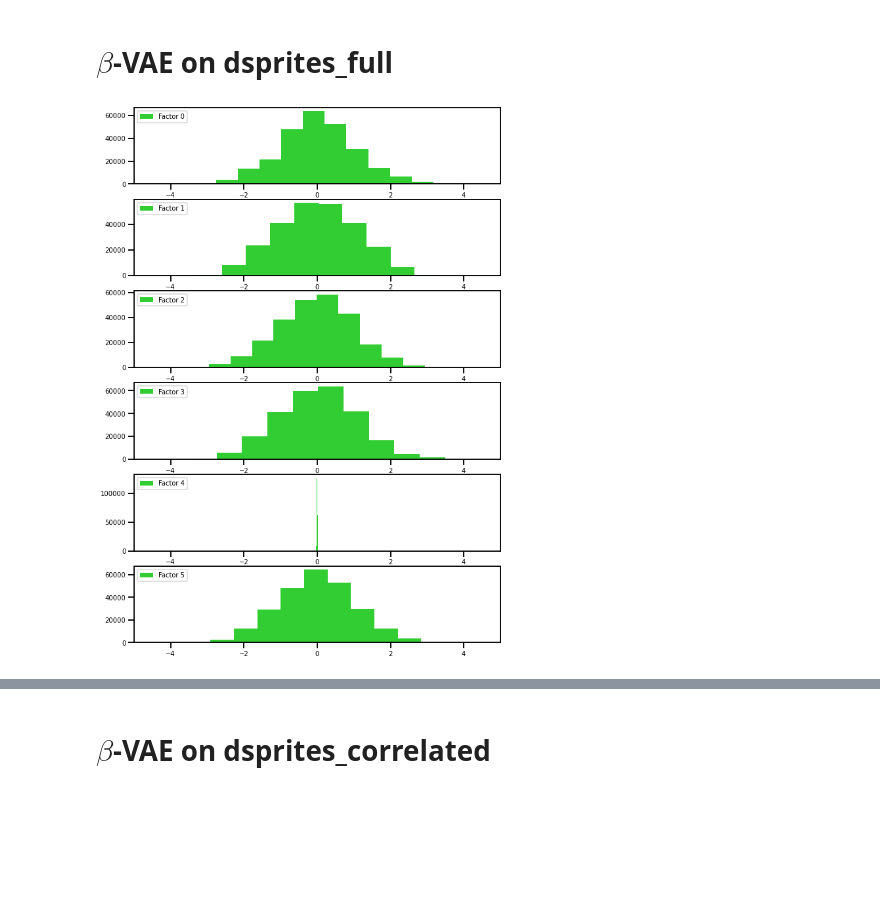
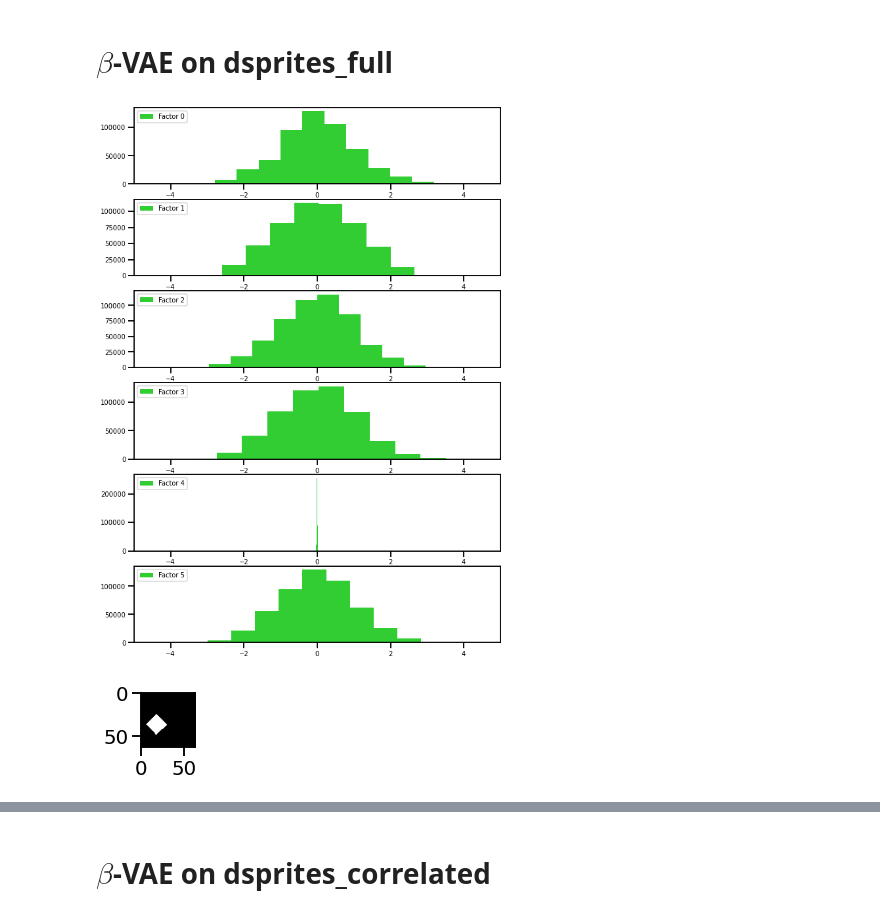
Before and after one commit to muhammadyaseen/vae-disentanglement, a Jupyter notebook: Latent Encoding Investigaton.ipynb, the cells around one changed output, grey strips where cells are left out. Drawn from its saved outputs; the diff is of its cells as text; code cells hidden in the pictures; blank space fills up the shorter version.

```diff
--- a/Latent Encoding Investigaton.ipynb
+++ b/Latent Encoding Investigaton.ipynb
@@ -274,10 +251,30 @@ dsprites_acts = get_latent_activations(dsprites_dataset,
+# %%
+beta = 1.0
+z_dim = 6
+batch_size = 256
+checkpoint_path="../pl-dt-test/dsprites_full_beta1/version_0/checkpoints/epoch=51-step=539135.ckpt"
+
+
+acts_for_dsprites_full, dsprites_full_dataset, model_dsprites_full  = load_model_and_data_and_get_activations(
+                    dset_name='dsprites_full', dset_path='../datasets',
+                    batch_size=batch_size, z_dim=z_dim , beta=beta,
+                    checkpoint_path=checkpoint_path, current_device=curr_dev,
+                    activation_with_label=False, seed=123,  batches=2000
+    )
 # %%
 fig, axes = plt.subplots(6, figsize=(10,15))
 
 for a in range(6):
-    axes[a].hist(dsprites_acts[a], label=f"Factor {a}", color='limegreen')
+    axes[a].hist(acts_for_dsprites_full[a], label=f"Factor {a}", color='limegreen')
     axes[a].tick_params(axis='both', which='major', labelsize=10)
     axes[a].legend(prop={'size': 10}, loc='upper left')
     axes[a].set_xlim(-5,5)
 # %% [output]
-[figure, old version]
+[figure, new version]
+# %%
+anchor_image = dsprites_full_dataset.__getitem__(100)[0]
+fig, ax = plt.subplots(figsize=(1,1))
+ax.imshow(anchor_image.permute(1,2,0), cmap='gray')
+anchor_image = anchor_image.unsqueeze(0).to(curr_dev)
+# %% [output]
+[figure, added]
```
Also changed, not shown: parts of 40 cells of this notebook, 9 other files.
